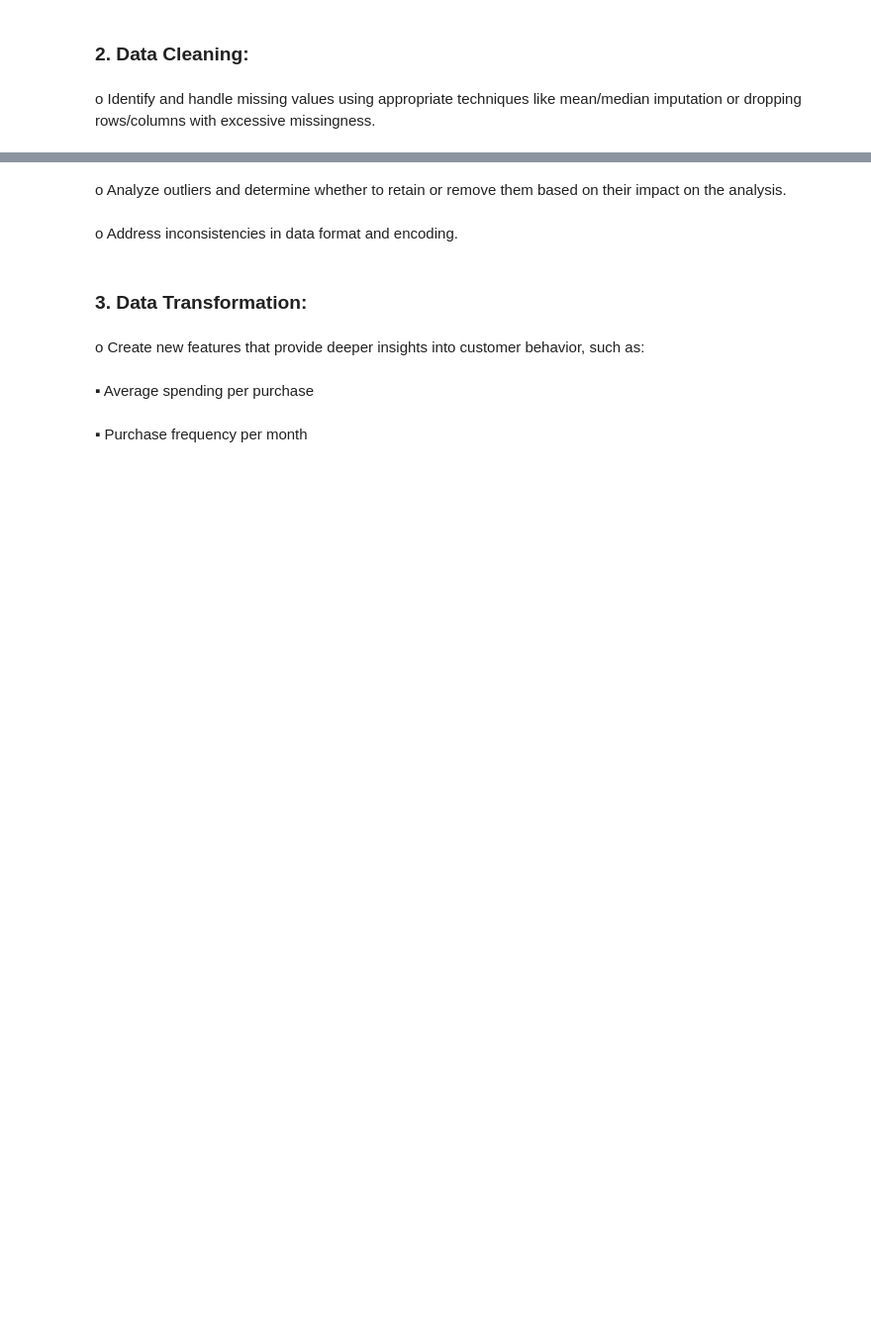
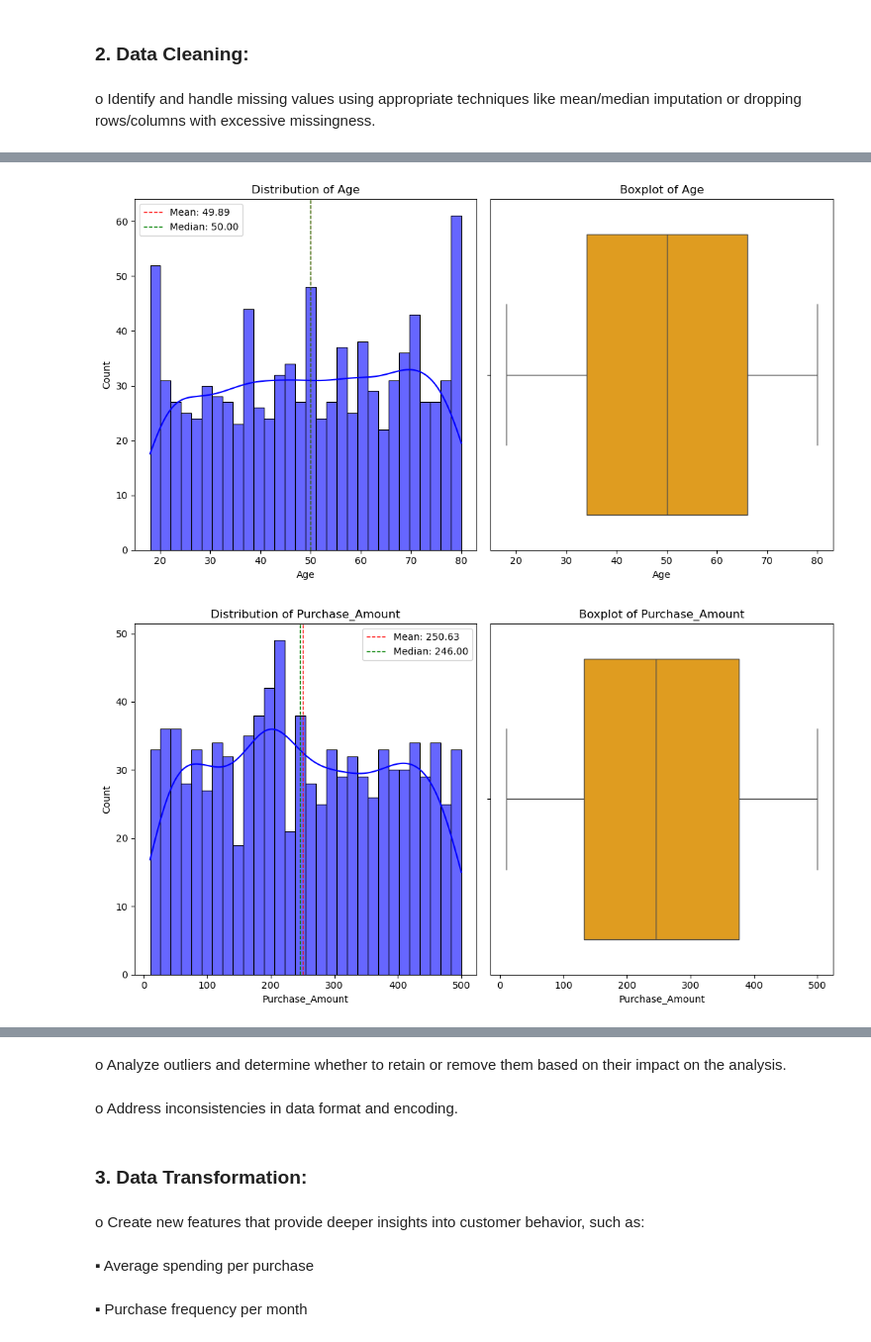
Before and after one commit to ApatheticMioz/electronics-sales-analysis-ml, a Jupyter notebook: project.ipynb, the cells around one changed output, grey strips where cells are left out. Shown at 99% size. Saved outputs shown, nothing was run; the diff lists cells and outputs as text; code cells hidden in the pictures; blank space fills up the shorter version.

```diff
--- a/project.ipynb
+++ b/project.ipynb
@@ -95,0 +76,19 @@ dtype: int64
+# %%
+int_columns = [
+    "Age",
+    "Purchase_Amount",
+    "Average_Spending_Per_Purchase",
+    "Purchase_Frequency_Per_Month",
+    "Brand_Affinity_Score",
+    "Month",
+    "Year",
+]
+
+for col in int_columns:
+    df[col] = pd.to_numeric(df[col], errors="coerce").astype("Int64")
+
+df = df.replace('', np.nan)
+
+df["Will_Purchase_Next_Month"] = df["Will_Purchase_Next_Month"].astype(bool)
+
+print(df.info())
@@ -148,0 +174,25 @@ None
+# %%
+def int_cols_plot(df, numerical_columns):
+    for column in numerical_columns:
+        plt.figure(figsize=(16, 6))
+
+        # Plot 1: Histogram with KDE
+        plt.subplot(1, 3, 1)
+        sns.histplot(df[column].dropna(), kde=True, bins=30, color='blue', alpha=0.6)
+        plt.axvline(df[column].mean(), color='red', linestyle='dashed', linewidth=1, label=f"Mean: {df[column].mean():.2f}")
+        plt.axvline(df[column].median(), color='green', linestyle='dashed', linewidth=1, label=f"Median: {df[column].median():.2f}")
+        plt.title(f"Distribution of {column}")
+        plt.legend()
+
+        # Plot 2: Boxplot
+        plt.subplot(1, 3, 2)
+        sns.boxplot(x=df[column], color='orange')
+        plt.title(f"Boxplot of {column}")
+
+        plt.tight_layout()
+        plt.show()
+# %%
+int_cols_plot(df, int_columns)
+# %% [output]
+[figure, added]
+[figure, added]
```
Also changed, not shown: parts of 11 cells of this notebook.
